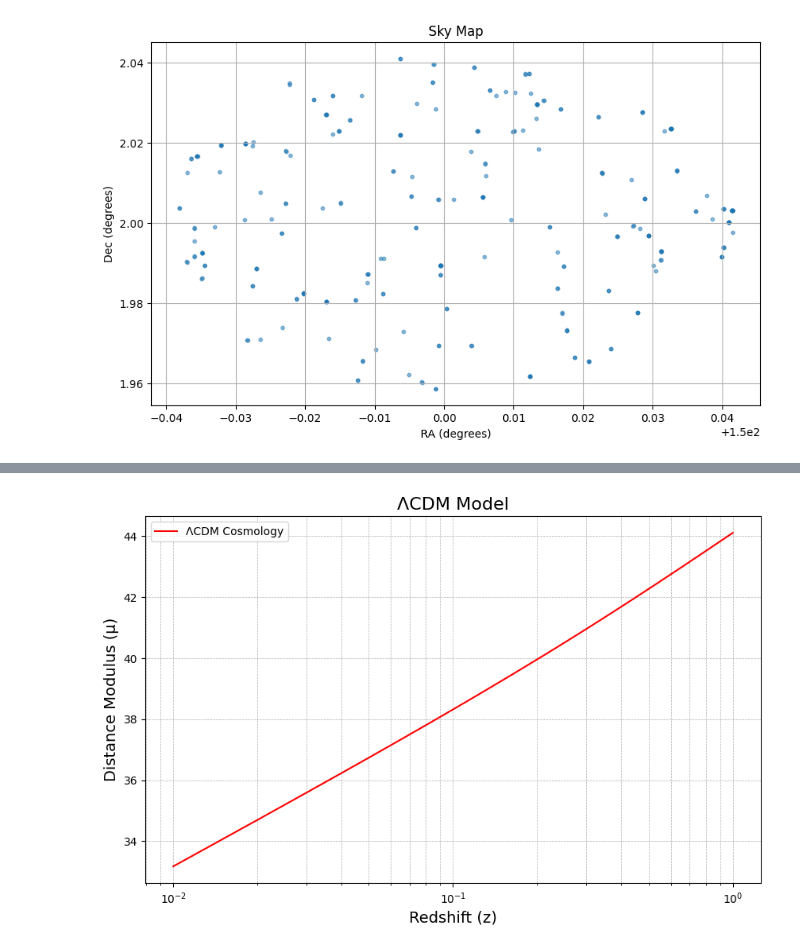
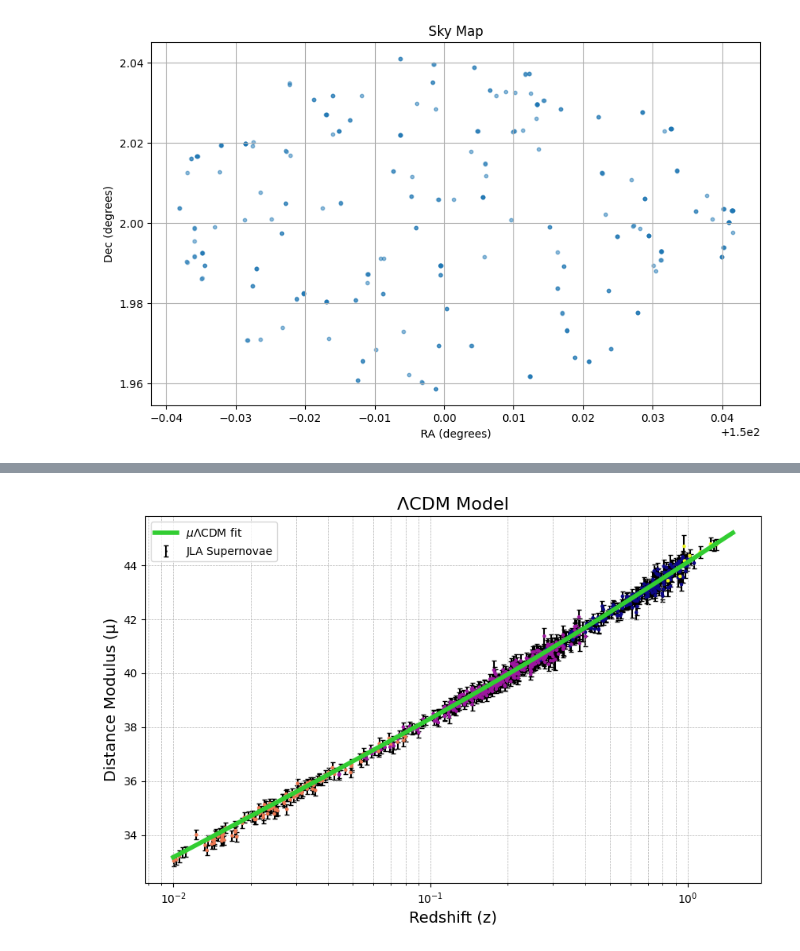
Before and after one commit to chernya4/astr_prac, a Jupyter notebook: SDSS_practice.ipynb, the cells around one changed output, grey strips where cells are left out. Saved outputs shown, nothing was run; the diff lists cells and outputs as text; code cells hidden in the pictures.

```diff
--- a/SDSS_practice.ipynb
+++ b/SDSS_practice.ipynb
@@ -375,35 +205,48 @@ plt.show()
 # %%
-from scipy.integrate import quad
+# Cosmological parameters
+H_o = 70  # km / (s * Megaparsec) from M.Betoule 2014 Sect. 6.1
+c = 3e5  # Speed of light in km/s
+Omega_m = 0.295 # From Table 10 M.Betoule 2014
+Omega_Lambda = 1 - Omega_m
 
-# Cosmological parameters
-H0 = 70  # Hubble constant
-c = 3e5  # Speed of light in km/s
-Omega_m = 0.3
-Omega_Lambda = 0.7
 
-# Function to calculate luminosity distance
+# Luminiosty distance function w/t integrand
+# note: must define integrand as a function for the scipy quad function
+def integrand(z_prime):
+    return 1.0 / np.sqrt(Omega_m * (1 + z_prime)**3 + Omega_Lambda)
+
 def luminosity_distance(z):
-    def integrand(z_prime):
-        return 1.0 / np.sqrt(Omega_m * (1 + z_prime)**3 + Omega_Lambda)
-    integral, _ = quad(integrand, 0, z)
 
-    d_L = (c / H0) * (1 + z) * integral
+    integral, absolute_error = quad(integrand, 0, z)
+
+    d_L = (c / H_o) * (1 + z) * integral
     return d_L
 
-# Calculate distance modulus for a range of redshifts
-z_vals = np.linspace(0.01, 1.0, 100)
+# Calculate distance modulus for an input range of redshifts
+z_vals = np.linspace(0.01, 1.5, 100)
 d_L_vals = np.array([luminosity_distance(z) for z in z_vals])
-mu_theoretical = 5 * np.log10(d_L_vals * 1e6) - 5  # Convert Mpc to parsecs
+mu_theoretical = 5 * np.log10(d_L_vals * 1e6 / 10) # H_o is in km/s/Mpc, d_L must convert to pc via 1e6
 
 # Plot the theoretical curve on the Hubble diagram
 plt.figure(figsize=(10, 6))
-plt.plot(z_vals, mu_theoretical, color='red', label='ΛCDM Cosmology')
+
+# Scatter plot with error bars
+plt.errorbar(
+    zcmb, mu, yerr=sigma_mu, fmt='o', color='black', label='JLA Supernovae', capsize=2, markersize=1, zorder=1
+)
+
+# Scatter plot
+plt.scatter(zcmb, mu, c=set_values, cmap='plasma', s=5, zorder=2)
+
+
+plt.plot(z_vals, mu_theoretical, color='#32CD32', label=r'$\mu \Lambda \text{CDM fit}$', linewidth=4, zorder=3)
+
 plt.xscale('log')
 plt.xlabel('Redshift (z)', fontsize=14)
 plt.ylabel('Distance Modulus (μ)', fontsize=14)
 plt.title('ΛCDM Model', fontsize=16)
 plt.grid(True, which="both", linestyle="--", linewidth=0.5)
 plt.legend()
 plt.show()
 # %% [output]
-[figure, old version]
+[figure, new version]
```
Also changed, not shown: parts of 28 cells of this notebook, 15 other files.
